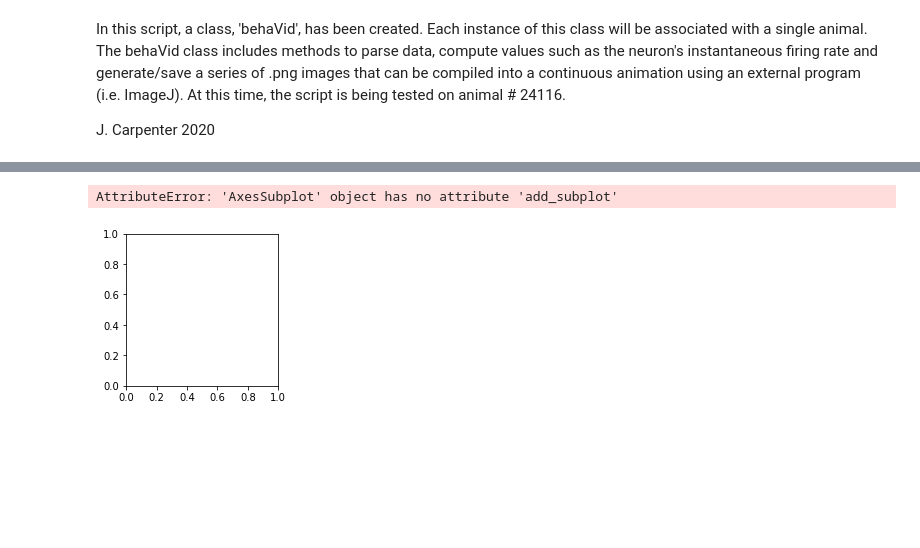
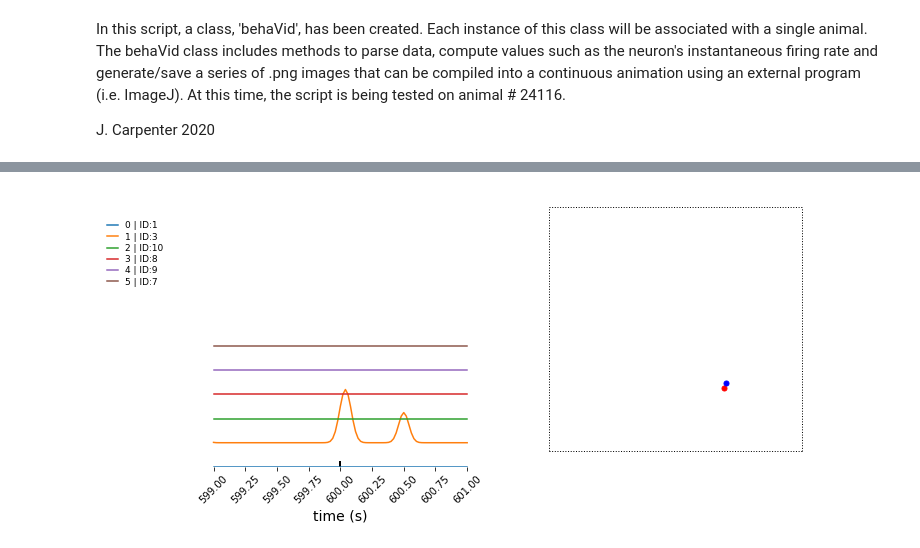
Before and after one commit to jncarpen/egoHC, a Jupyter notebook: behaVid.ipynb, the cells around one changed output, grey strips where cells are left out. Saved outputs shown, nothing was run; the diff lists cells and outputs as text; code cells hidden in the pictures; blank space fills up the shorter version.

Commit message:
multiple units

```diff
--- a/behaVid.ipynb
+++ b/behaVid.ipynb
@@ -446,4 +542,4 @@ class behaVid:
         return
 # %%
 # initiate instances of class bebhaVid
-vid_24116 = behaVid('24116', pos, SpikeTrain, SpikeTimes, UniqueID, trialType, hd) # animal 24116
+vid_24116 = behaVid('24116', pos, SpikeTrain, SpikeTimes, UniqueID, trialType, hd, hwLoc) # animal 24116
@@ -462,15 +555,31 @@ for i in range(6):
 # %%
-sessNum = 1
+sessNum = 2
 timePoint = 30000
+
 # find number of cells in the session
 numCells = len(vid_24116.SpikeTimes[sessNum][0])
 
-for unitNum in range(1):
+fig = plt.figure(figsize=(11,5))
+ax1 = fig.add_subplot(121)
+ax2 = fig.add_subplot(122)
+
+# try to find y-lim of FR plot
+allPeaks = np.array([]);
+for unitNum in range(numCells):
+    fr = vid_24116.instFR(sigma=2, sessNum=sessNum, unitNum=unitNum)
+    maxVal = np.around(np.amax(fr), decimals=2);
+    allPeaks = np.append(allPeaks, maxVal)
+overallPeak = np.max(allPeaks)
+
+y_offset = 0
+
+for unitNum in range(numCells):
 
     # call 'getTimePt', 'getUnitData' and 'instFR' methods
     time, led = vid_24116.getTimePt(sessNum, timePoint)
     window, spikesNow, info = vid_24116.getUnitData(sessNum, unitNum)
     fr = vid_24116.instFR(sigma=2, sessNum=sessNum, unitNum=unitNum)
+    UID = vid_24116.getUID(sessNum, unitNum)
 
     # home well for current session?
     hwNow = hwLoc[sessNum]
@@ -478,47 +587,58 @@ for unitNum in range(1):
     # calculate peak firing rate
     peakRate = np.around(np.amax(fr), decimals=2)
 
     # parse window vector
-    scalingFactor = 1.10 # scale up min/max by some percentage
+    scalingFactor = 1.25 # scale up min/max by some percentage
     minX = window[0]*scalingFactor; maxX = window[1]*scalingFactor; minY = window[2]*scalingFactor; maxY = window[3]*scalingFactor
 
     # compute space (x and y)-- this is to plot the grid
     xSpace = maxX-minX
     ySpace = maxY-minY
 
 
     # if size of the arena is not square, force aspect ratio
     # the idea here is that by shifting the arena to the right, we kind of force outliers out
     if xSpace > ySpace:
         diffSpace = xSpace-ySpace
         minX = minX + diffSpace # reshape the arena (make it square)
         numWells = 6 # in a single dimension
         Space = (maxY-minY)/(numWells+1) # space between points
 
     # parse led vector
-    offset = 10 # how much to offset LEDs by
+    offset = 15 # how much to offset LEDs by
     time = led[0]
     L1A = led[1]; L1B = led[2]; L2A = led[3]+offset; L2B = led[4]+offset
 
     # call 'activityNow' method to get smoothed FR and time vector around the
     # timePoint of interest (+/- 1 second)
-    fr_2, t = vid_24116.activityNow(sessNum=sessNum, unitNum=unitNum, timePoint=timePoint, sigma=2)
-#     fr_3, _ = self.activityNow(sessNum, unitNum, timePoint, sigma=3)
+    fr, t = vid_24116.activityNow(sessNum=sessNum, unitNum=unitNum, timePoint=timePoint, sigma=2)
 
-    # plot
-#     f, (ax1, ax2) = plt.subplots(1, 2, sharey=True)
-    fig = plt.figure()
-    ax1 = fig.add_subplot(121)
-    ax1.set_aspect('equal')
-    ax1A = ax1.add_subplot(151)
+    ax1.plot(t, fr+y_offset, label=str(unitNum)+' | ID:'+str(UID));
+    ax1.tick_params(axis='x', labelrotation=45)
+    ax1.tick_params(left=False, labelleft=False)
+    ax1.set_xlabel("time (s)", fontsize=14)
+#     ax1.set_ylabel("fr (Hz)",fontsize=12)
+    ax1.spines['top'].set_visible(False)
+    ax1.spines['right'].set_visible(False)
+    ax1.spines['bottom'].set_visible(False)
+    ax1.spines['left'].set_visible(False)
+    ax1.vlines(x = time, ymin = 0, ymax = 2, color='k', lw = 1.5) # current time
+    ax1.set_ylim([0, allPeaks[-1]+(y_offset+(5*numCells))])
+
+    y_offset = y_offset + 8
 
 
-    ax2 = fig.add_subplot(122)
-    ax2.set_aspect('equal')
+# ax1.legend()
+ax1.legend(fontsize= 9, frameon= False,handlelength=1.25, labelspacing=.25, bbox_to_anchor=(-.35, .65), loc='lower left', borderaxespad=0)
 
-
-
-#####
+ax2.hlines(y = minY, xmin = minX, xmax = maxX, linestyles=':', lw = 1); #minY
+ax2.hlines(y = maxY, xmin = minX, xmax = maxX, linestyles=':', lw = 1); # maxY
+ax2.vlines(x = minX, ymin = minY, ymax = maxY, linestyles=':', lw = 1); # minX
+ax2.vlines(x = maxX, ymin = minY, ymax = maxY, linestyles=':', lw = 1); # maxX
+ax2.scatter(L1A, L1B, s=25, color='red'); # plot data
+ax2.scatter(L2A, L2B, s=25, color='blue'); # plot data
+ax2.axis('off');
+ax2.set_yticks([100, 200, 300, 400, 500]);
+ax2.set_xticks([200, 300, 400, 500, 600]);
 # %% [output]
-AttributeError: 'AxesSubplot' object has no attribute 'add_subplot'
-[figure, old version]
+[figure, new version]
```
Also changed, not shown: parts of 10 cells of this notebook, 3 other files.
